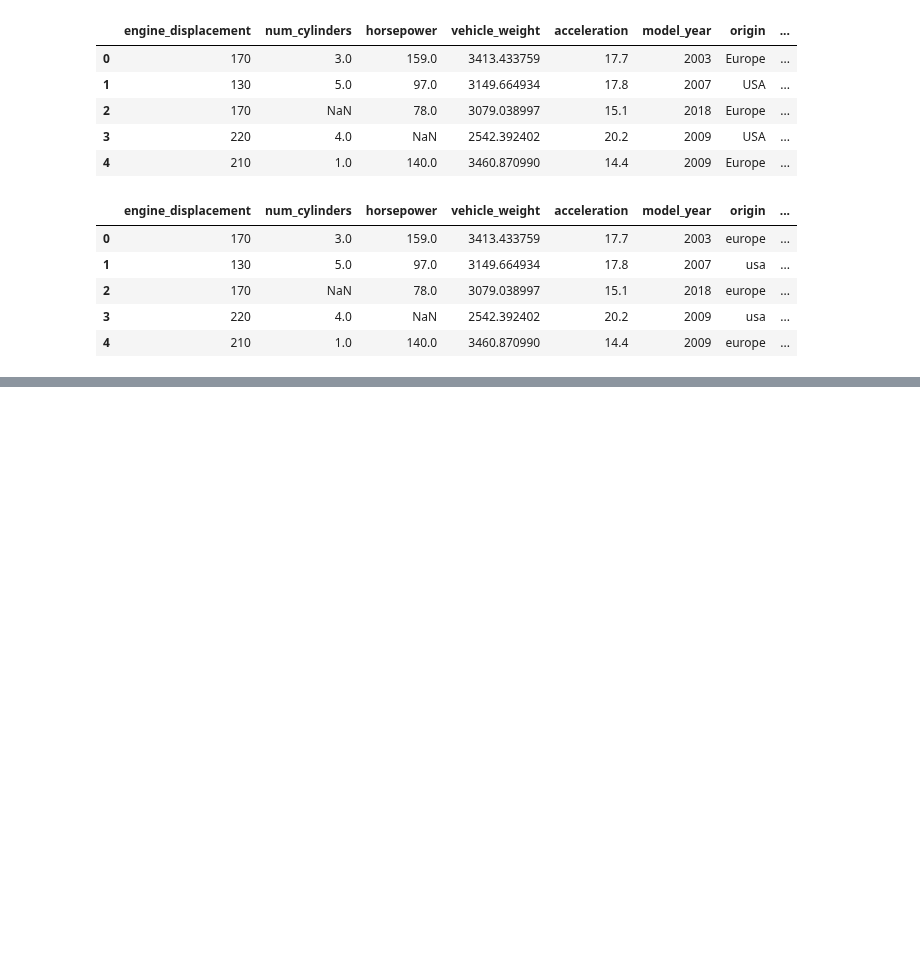
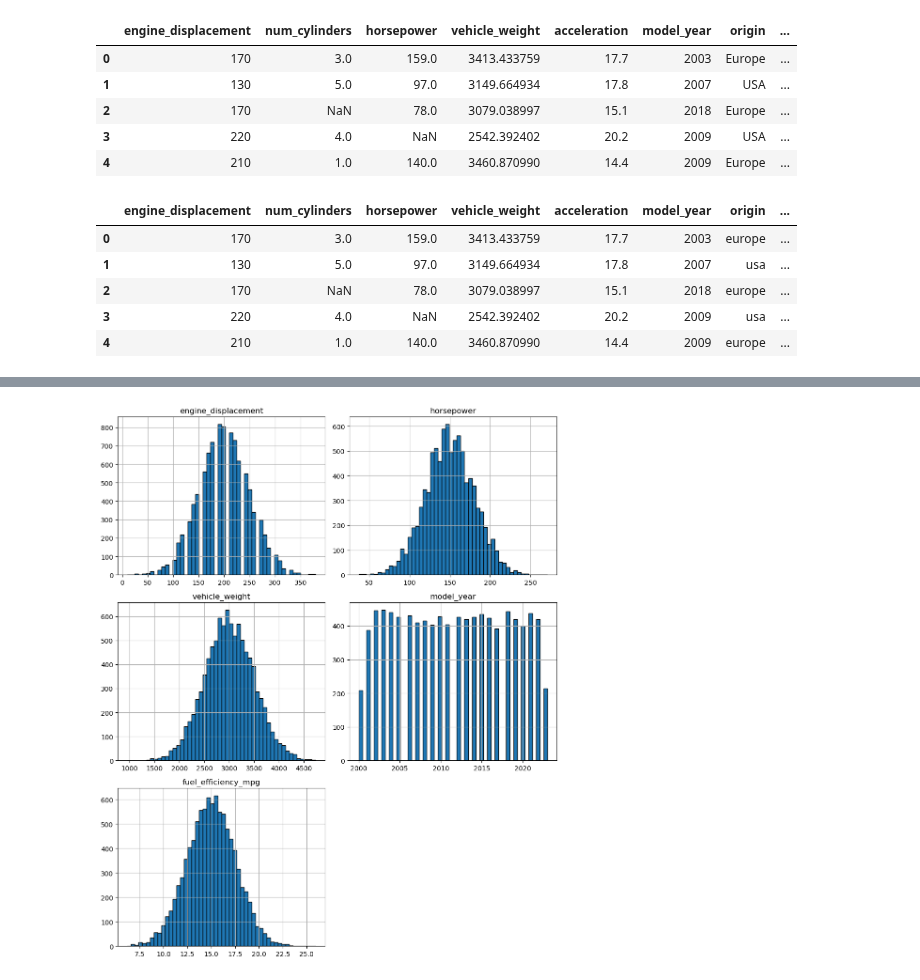
Before and after one commit to srikaldata/ml-zoomcamp-2025, a Jupyter notebook: 02-regression/02-regression-homework.ipynb, the cells around one changed output, grey strips where cells are left out. Saved outputs shown, nothing was run; the diff lists cells and outputs as text; code cells hidden in the pictures; blank space fills up the shorter version.

Commit message:
regression - hw - basic data prep and eda

```diff
--- a/02-regression/02-regression-homework.ipynb
+++ b/02-regression/02-regression-homework.ipynb
@@ -28,3 +28,11 @@ car_fuel_eff_df.head()
 | 2 | 170 | NaN | 78.0 | 3079.038997 | 15.1 | 2018 | europe | ... |
 | 3 | 220 | 4.0 | NaN | 2542.392402 | 20.2 | 2009 | usa | ... |
 | 4 | 210 | 1.0 | 140.0 | 3460.870990 | 14.4 | 2009 | europe | ... |
+# %%
+# data prep for regression
+# subsetting the needed columns
+feature_list = ['engine_displacement', 'horsepower', 'vehicle_weight', 'model_year', 'fuel_efficiency_mpg']
+
+cfe_reg_df = car_fuel_eff_df[feature_list]
+
+cfe_reg_df.head()
@@ -30,0 +59,7 @@ car_fuel_eff_df.head()
+# %%
+# visualizing the variables
+cfe_reg_df.hist(figsize=(10, 12), bins=50, edgecolor='black')
+plt.tight_layout()
+plt.show()
+# %% [output]
+[figure, added]
```
Also changed, not shown: parts of 2 cells of this notebook.
